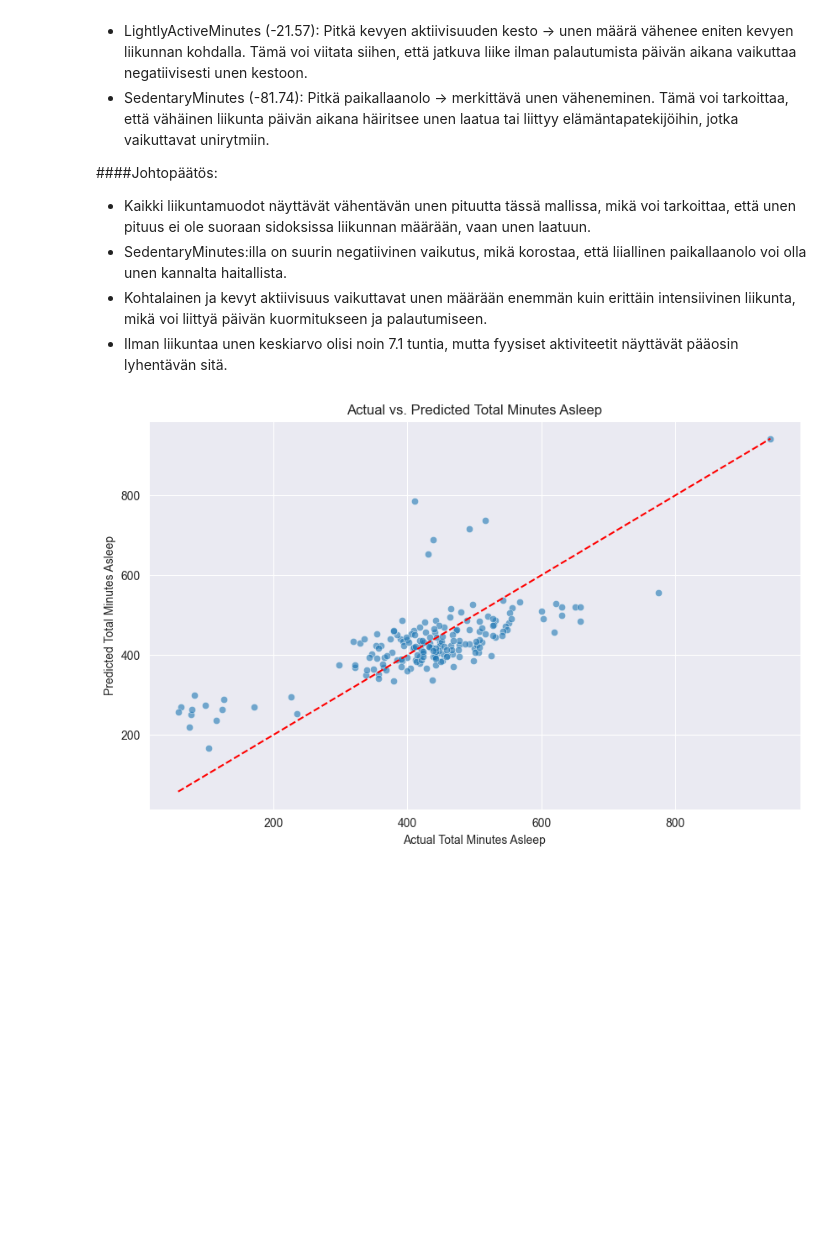
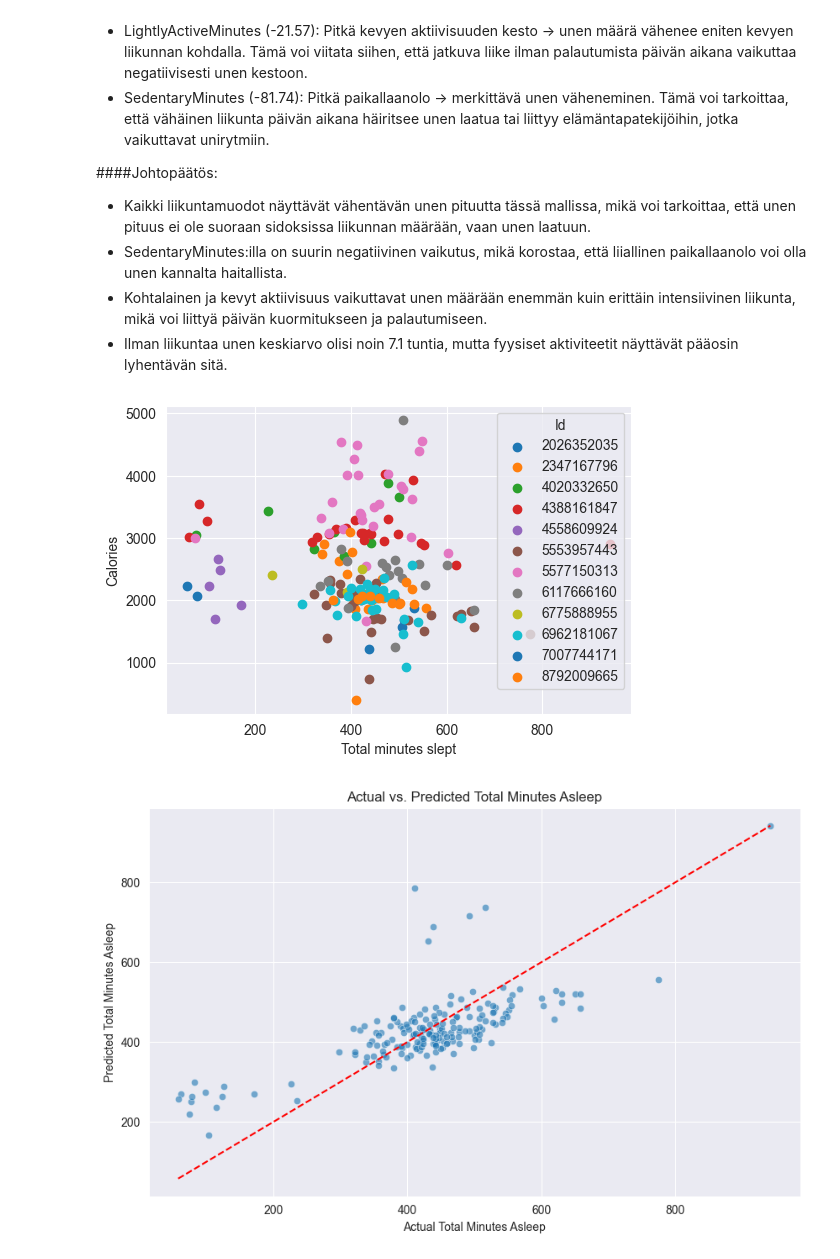
Before and after one commit to kismet85/dkkoAssignments, a Jupyter notebook: Projekti/FinalVersio.ipynb, the cells around one changed output. Saved outputs shown, nothing was run; the diff lists cells and outputs as text; code cells hidden in the pictures; blank space fills up the shorter version.

```diff
--- a/Projekti/FinalVersio.ipynb
+++ b/Projekti/FinalVersio.ipynb
@@ -379,6 +439,19 @@ Selitysaste (R²):
 - SedentaryMinutes:illa on suurin negatiivinen vaikutus, mikä korostaa, että liiallinen paikallaanolo voi olla unen kannalta haitallista.
 - Kohtalainen ja kevyt aktiivisuus vaikuttavat unen määrään enemmän kuin erittäin intensiivinen liikunta, mikä voi liittyä päivän kuormitukseen ja palautumiseen.
 - Ilman liikuntaa unen keskiarvo olisi noin 7.1 tuntia, mutta fyysiset aktiviteetit näyttävät pääosin lyhentävän sitä.
+# %%
+# Havainnollistaa Id:n mukaan kalorien ja unen määrää.
+fig, ax = plt.subplots(figsize=(6, 4))
+
+for target_name, group in dailyData.groupby('Id'):
+    ax.scatter(group.TotalMinutesAsleep, group.Calories, label=target_name)
+
+ax.legend(title='Id')
+ax.set(xlabel = 'Total minutes slept', ylabel = 'Calories' )
+
+plt.show()
+# %% [output]
+[figure, added]
 # %%
 
 plt.figure(figsize=(10, 6))
```
Also changed, not shown: parts of 23 cells of this notebook.
